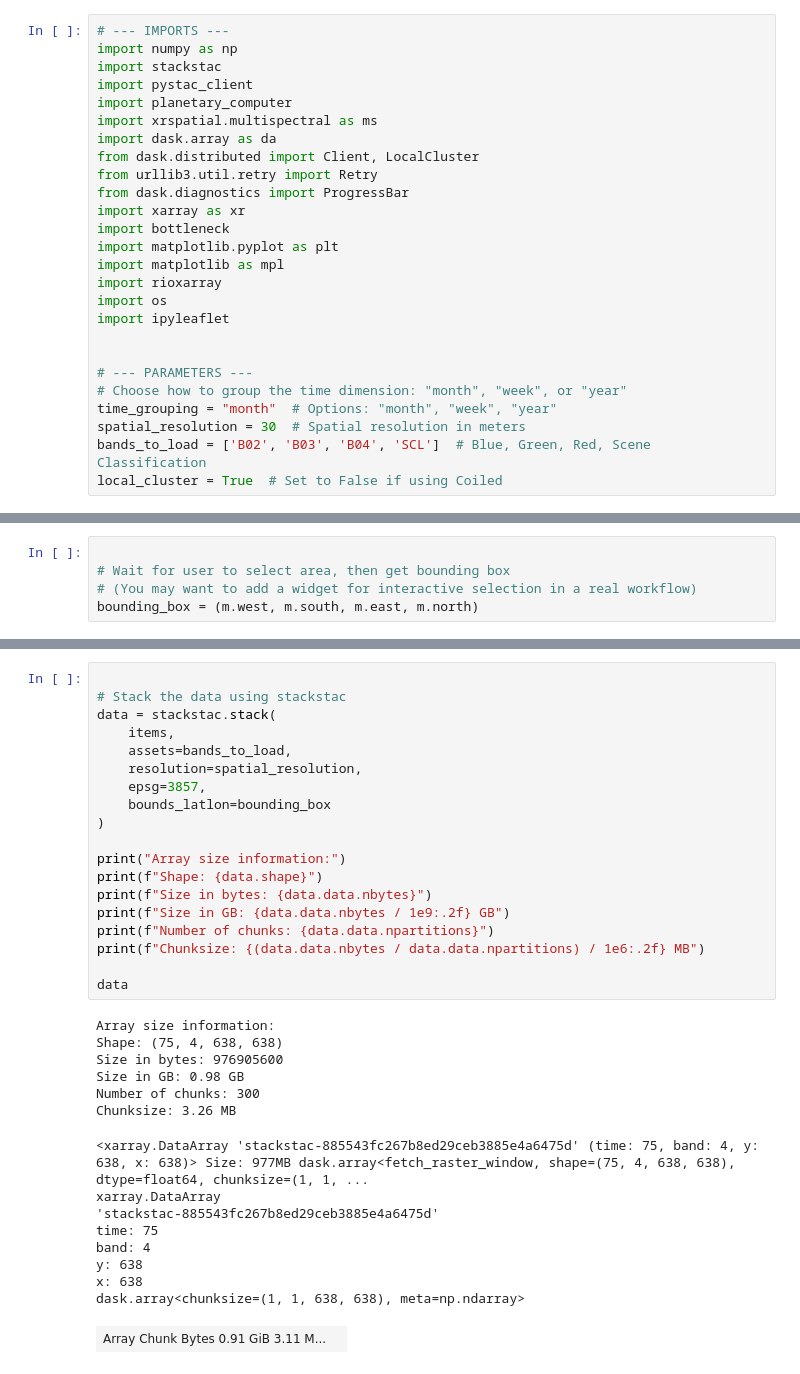
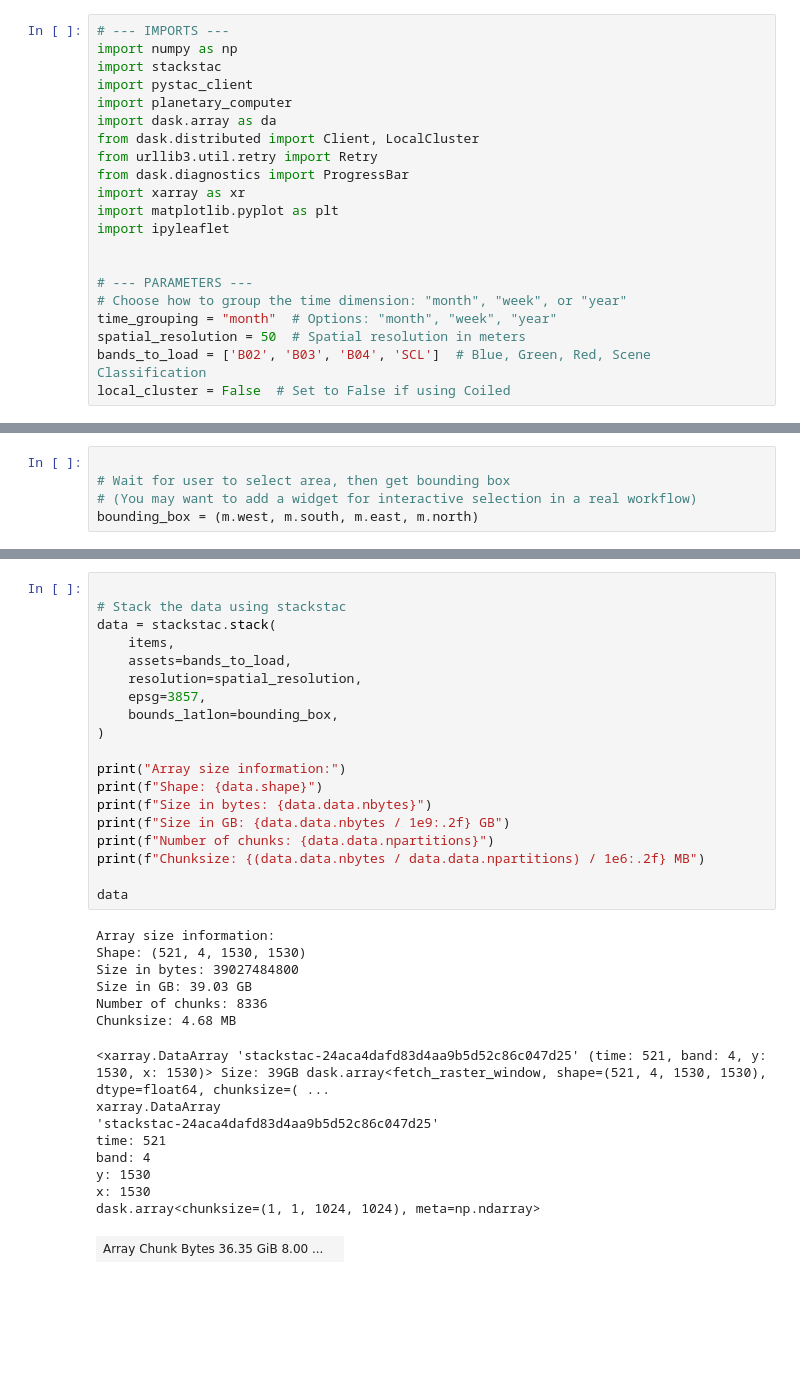
Before and after one commit to LinnarL/STAC-Timelapse-Testing, a Jupyter notebook: timelapse_adjustable.ipynb, the cells around one changed output, grey strips where cells are left out. Cells and saved outputs as stored; diff of their text form; blank space fills up the shorter version.

```diff
--- a/timelapse_adjustable.ipynb
+++ b/timelapse_adjustable.ipynb
@@ -4,26 +4,21 @@ import numpy as np
 import stackstac
 import pystac_client
 import planetary_computer
-import xrspatial.multispectral as ms
 import dask.array as da
 from dask.distributed import Client, LocalCluster
 from urllib3.util.retry import Retry
 from dask.diagnostics import ProgressBar
 import xarray as xr
-import bottleneck
 import matplotlib.pyplot as plt
-import matplotlib as mpl
-import rioxarray
-import os
 import ipyleaflet
 
 
 # --- PARAMETERS ---
 # Choose how to group the time dimension: "month", "week", or "year"
 time_grouping = "month"  # Options: "month", "week", "year"
-spatial_resolution = 30  # Spatial resolution in meters
+spatial_resolution = 50  # Spatial resolution in meters
 bands_to_load = ['B02', 'B03', 'B04', 'SCL']  # Blue, Green, Red, Scene Classification
-local_cluster = True  # Set to False if using Coiled
+local_cluster = False  # Set to False if using Coiled
 # %%
 
 # --- DASK CLUSTER SETUP ---
@@ -71,35 +70,35 @@ Found 75 items in the selected area and time range.
 # %%
 
 # Stack the data using stackstac
 data = stackstac.stack(
     items,
     assets=bands_to_load,
     resolution=spatial_resolution,
     epsg=3857,
-    bounds_latlon=bounding_box
+    bounds_latlon=bounding_box,
 )
 
 print("Array size information:")
 print(f"Shape: {data.shape}")
 print(f"Size in bytes: {data.data.nbytes}")
 print(f"Size in GB: {data.data.nbytes / 1e9:.2f} GB")
 print(f"Number of chunks: {data.data.npartitions}")
 print(f"Chunksize: {(data.data.nbytes / data.data.npartitions) / 1e6:.2f} MB")
 
 data
 # %% [output]
 Array size information:
-Shape: (75, 4, 638, 638)
-Size in bytes: 976905600
-Size in GB: 0.98 GB
-Number of chunks: 300
-Chunksize: 3.26 MB
+Shape: (521, 4, 1530, 1530)
+Size in bytes: 39027484800
+Size in GB: 39.03 GB
+Number of chunks: 8336
+Chunksize: 4.68 MB
-<xarray.DataArray 'stackstac-885543fc267b8ed29ceb3885e4a6475d' (time: 75, band: 4, y: 638, x: 638)> Size: 977MB dask.array<fetch_raster_window, shape=(75, 4, 638, 638), dtype=float64, chunksize=(1, 1, ...
+<xarray.DataArray 'stackstac-24aca4dafd83d4aa9b5d52c86c047d25' (time: 521, band: 4, y: 1530, x: 1530)> Size: 39GB dask.array<fetch_raster_window, shape=(521, 4, 1530, 1530), dtype=float64, chunksize=( ...
 xarray.DataArray
-'stackstac-885543fc267b8ed29ceb3885e4a6475d'
-time: 75
+'stackstac-24aca4dafd83d4aa9b5d52c86c047d25'
+time: 521
 band: 4
-y: 638
-x: 638
-dask.array<chunksize=(1, 1, 638, 638), meta=np.ndarray>
+y: 1530
+x: 1530
+dask.array<chunksize=(1, 1, 1024, 1024), meta=np.ndarray>
-| Array Chunk Bytes 0.91 GiB 3.11 M... |  |
+| Array Chunk Bytes 36.35 GiB 8.00 ... |  |
```
Also changed, not shown: parts of 11 cells of this notebook, 2 other files.
